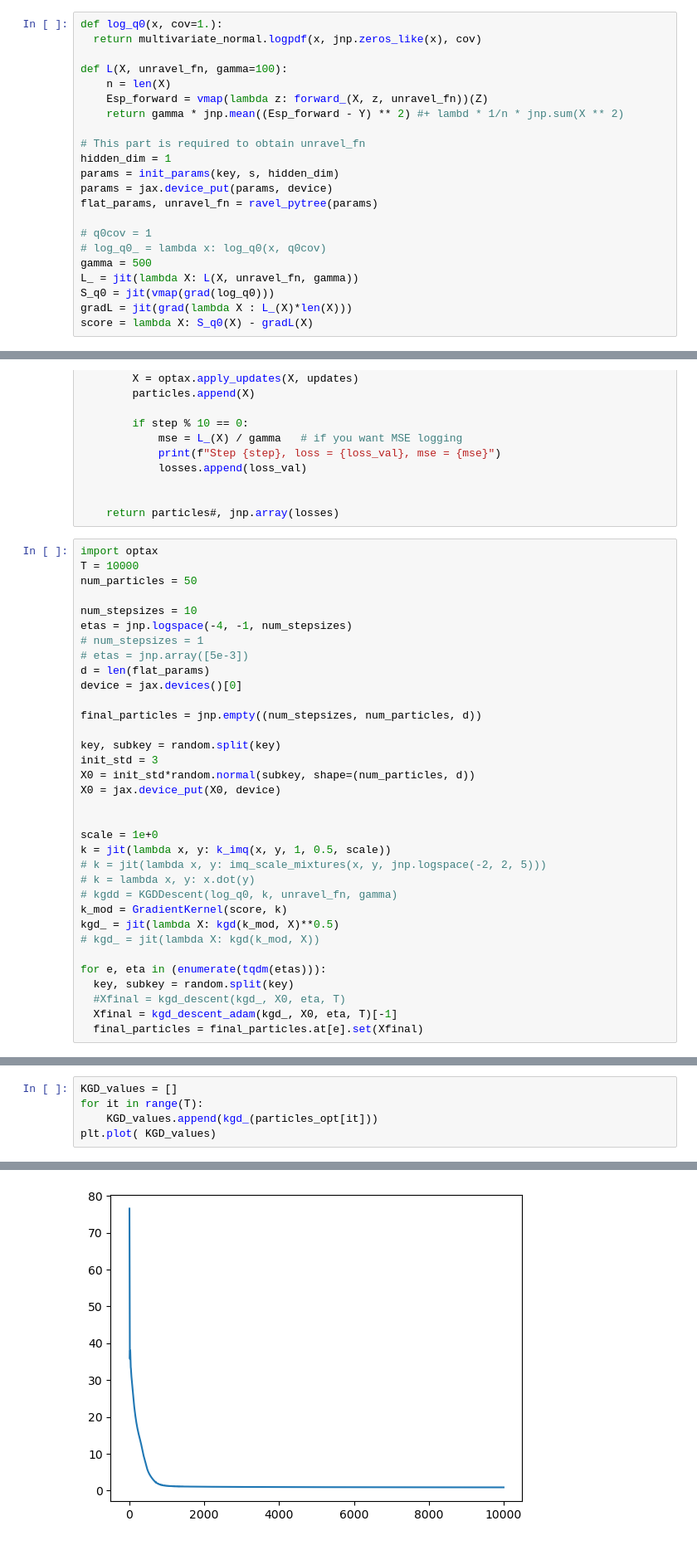
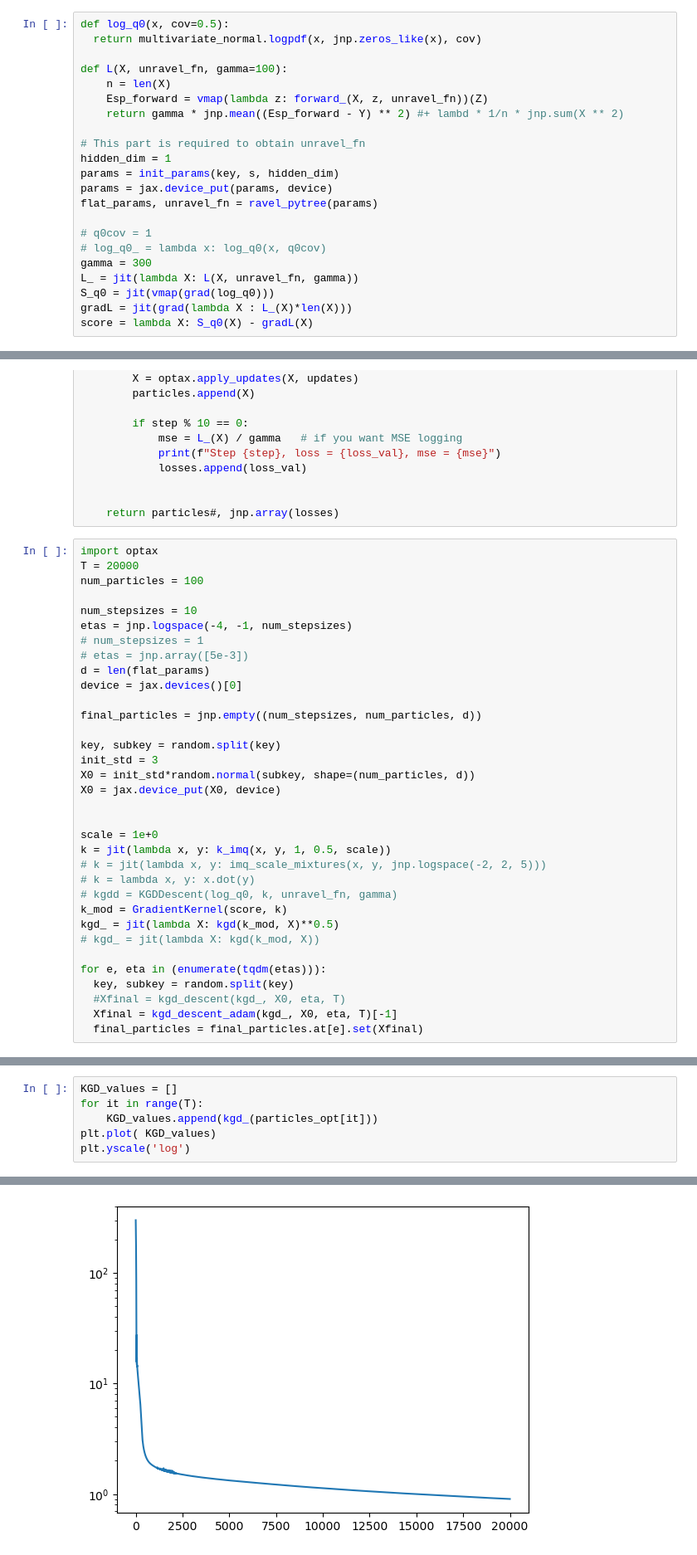
Before and after one commit to congyewang/kgd-code, a Jupyter notebook: Heishiro_KGD_descent.ipynb, the cells around one changed output, grey strips where cells are left out. Shown at 83% size. Saved outputs shown, nothing was run; the diff lists cells and outputs as text.

```diff
--- a/Heishiro_KGD_descent.ipynb
+++ b/Heishiro_KGD_descent.ipynb
@@ -62,7 +62,7 @@ plt.plot(Z,Y,".")
 [<matplotlib.lines.Line2D at 0x...>]
 [figure]
 # %%
-def log_q0(x, cov=1.):
+def log_q0(x, cov=0.5):
   return multivariate_normal.logpdf(x, jnp.zeros_like(x), cov)
 
 def L(X, unravel_fn, gamma=100):
@@ -78,7 +78,7 @@ flat_params, unravel_fn = ravel_pytree(params)
 
 # q0cov = 1
 # log_q0_ = lambda x: log_q0(x, q0cov)
-gamma = 500
+gamma = 300
 L_ = jit(lambda X: L(X, unravel_fn, gamma))
 S_q0 = jit(vmap(grad(log_q0)))
 gradL = jit(grad(lambda X : L_(X)*len(X)))
@@ -175,8 +175,8 @@ def kgd_descent_adam(kgd_fn, X0, lr=1e-3, T=1000):
     return particles#, jnp.array(losses)
 # %%
 import optax
-T = 10000
-num_particles = 50
+T = 20000
+num_particles = 100
 
 num_stepsizes = 10
 etas = jnp.logspace(-4, -1, num_stepsizes)
@@ -546,4 +546,5 @@ KGD_values = []
 for it in range(T):
     KGD_values.append(kgd_(particles_opt[it]))
 plt.plot( KGD_values)
+plt.yscale('log')
 # %% [output]
@@ -551,4 +551,4 @@ plt.plot( KGD_values)
-[figure, old version]
+[figure, new version]
 # %%
 final_particles.shape
 # %% [output]
```
Also changed, not shown: parts of 12 cells of this notebook, 7 other files.
